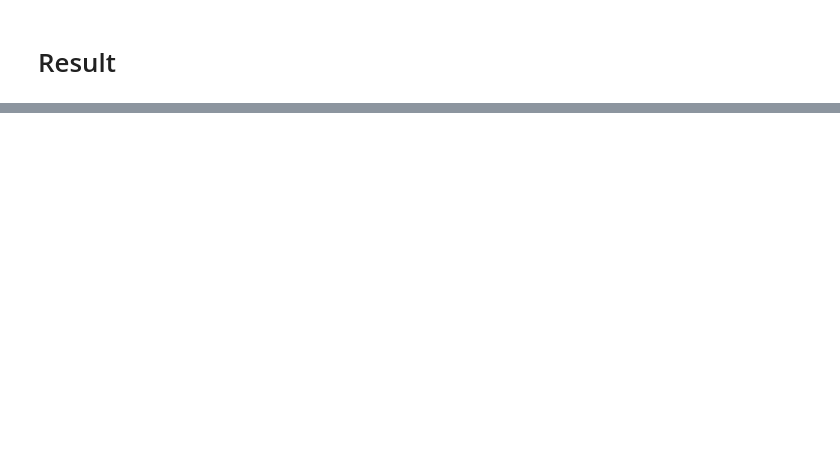
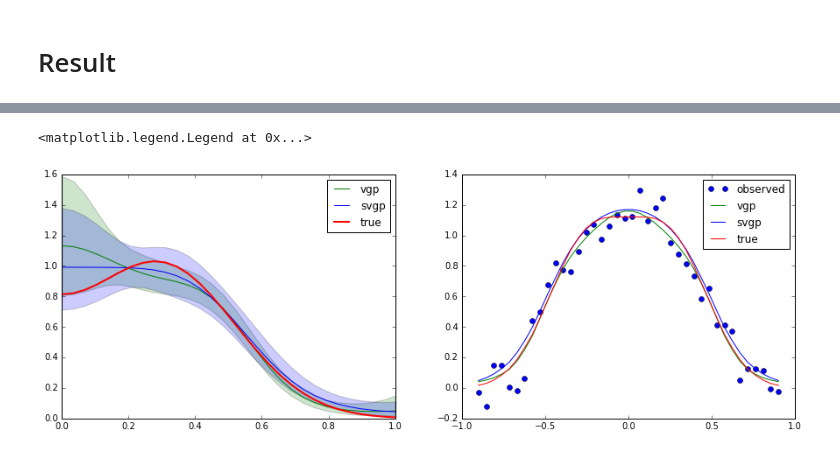
Before and after one commit to fujii-team/GPinv, a Jupyter notebook: notebooks/nonlinear_model_example.ipynb, the cells around one changed output, grey strips where cells are left out. Saved outputs shown, nothing was run; the diff lists cells and outputs as text; code cells hidden in the pictures; blank space fills up the shorter version.

```diff
--- a/notebooks/nonlinear_model_example.ipynb
+++ b/notebooks/nonlinear_model_example.ipynb
@@ -150,9 +150,10 @@ For the sparse model, data should be stored as Minibatch data
 # %%
-class AbelMinibatchLikelihood(AbelLikelihood):
+# Construct a minibatch class that inherites from AbelLikelihood.
+class AbelLikelihood_minibatch(AbelLikelihood):
     def __init__(self, Amat, minibatch_size, num_samples=20):
         GPinv.likelihoods.TransformedLikelihood.__init__(self, num_samples)
         # store A matrix as data
-        self.Amat = GPinv.param.MinibatchData(Amat, minibatch_size)
+        self.Amat = GPinv.param.MinibatchData(Amat, minibatch_size=minibatch_size)
         # gaussian noise is assumed. The variance parameter will be inferred.
         self.variance = GPinv.param.Param(np.ones(1), GPinv.transforms.positive)
 # %% [markdown]
@@ -208,10 +209,13 @@ _= model_vgp.optimize(tf.train.AdamOptimizer(learning_rate=0.05), maxiter=3000)
 # %%
-minibatch_size = 10
+# number of minibatch size of data
+minibatch_size = 20
+# number of inducing point in GP approximation.
+inducing = 10
 
 model_svgp = GPinv.nonlinear_model.SVGP(r.reshape(-1,1), y.reshape(-1,1),
                             kern = GPinv.kernels.RBF_csym(1),
+                            likelihood = AbelLikelihood_minibatch(A, minibatch_size),
                             mean_function = GPinv.mean_functions.Constant(-2.*np.ones(1)),
-                            likelihood=AbelMinibatchLikelihood(A, minibatch_size, 40),
-                            Z = np.linspace(0,1,5).reshape(-1,1),
+                            Z = np.linspace(0, 1., inducing).reshape(-1,1),
                             minibatch_size=minibatch_size)
 # %%
@@ -254,0 +274,42 @@ plt.legend()
+# %%
+r_new = np.linspace(0.,1., 30)
+
+plt.figure(figsize=(15,5))
+plt.subplot(1,2,2)
+plt.plot(z, y, 'bo',lw=2, label='observed')
+
+# plot vgp
+plt.subplot(1,2,1)
+f_pred, f_var = model_vgp.predict_f(r_new.reshape(-1,1))
+f_plus = np.exp(f_pred.flatten() + 2.*np.sqrt(f_var.flatten()))
+f_minus = np.exp(f_pred.flatten() - 2.*np.sqrt(f_var.flatten()))
+plt.fill_between(r_new, f_plus, f_minus, facecolor='g', alpha=0.2)
+plt.plot(r_new, np.exp(f_pred.flatten()), 'g', label='vgp')
+
+plt.subplot(1,2,2)
+plt.plot(z, np.dot(A, np.exp(f_pred.flatten())), 'g', label='vgp')
+
+# plot svgp
+plt.subplot(1,2,1)
+f_pred, f_var = model_svgp.predict_f(r_new.reshape(-1,1))
+f_plus = np.exp(f_pred.flatten() + 2.*np.sqrt(f_var.flatten()))
+f_minus = np.exp(f_pred.flatten() - 2.*np.sqrt(f_var.flatten()))
+plt.fill_between(r_new, f_plus, f_minus, facecolor='b', alpha=0.2)
+plt.plot(r_new, np.exp(f_pred.flatten()), 'b', label='svgp')
+
+plt.subplot(1,2,2)
+plt.plot(z, np.dot(A, np.exp(f_pred.flatten())), 'b', label='svgp')
+
+# grand truth
+plt.subplot(1,2,1)
+plt.plot(r, f, '-r', label='true',lw=2)
+plt.plot([0,1],[0,0],'--k')
+plt.legend()
+
+plt.subplot(1,2,2)
+plt.plot(z, np.dot(A, f), 'r', label='true')
+
+plt.legend()
+# %% [output]
+<matplotlib.legend.Legend at 0x...>
+[figure, added]
```
Also changed, not shown: parts of 13 cells of this notebook, 2 other files.
